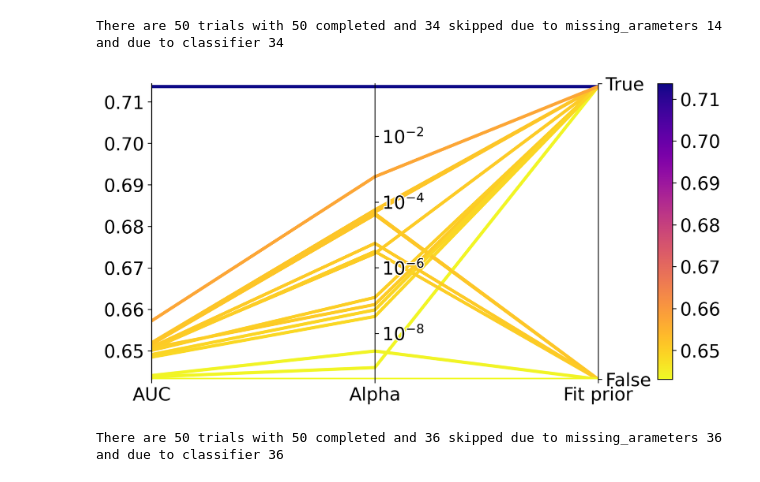
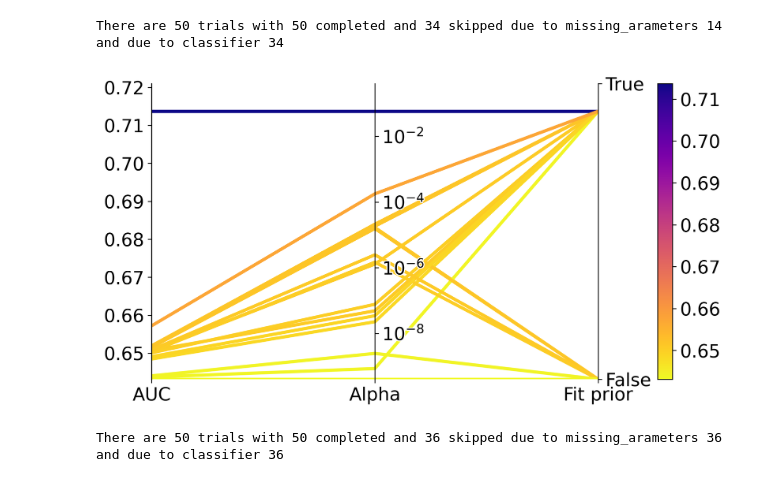
Before and after one commit to AndressaStefany/severityPrediction, a Jupyter notebook: src/baseline/visualize_baseline_results.ipynb, the cells around one changed output. Cells and saved outputs as stored; diff of their text form; code cells hidden in the pictures.

Commit message:
feature: adding custom min and max ofrr objective

```diff
--- a/src/baseline/visualize_baseline_results.ipynb
+++ b/src/baseline/visualize_baseline_results.ipynb
@@ -86,7 +86,7 @@ def _get_parallel_coordinate_info(
     params: Optional[list[str]] = None,
     target: Optional[Callable[[Any], float]] = None,
     target_name: str = "Objective Value",
-    filter_classifier_name: str = ""
+    filter_classifier_name: str = "",
 ) -> _ParallelCoordinateInfo:
 
     reverse_scale = False
@@ -253,10 +253,12 @@ def plot_parallel_coordinate(
     filter_classifier_name: str = "",
     fontsize: int = 12,
     rotation: bool = False,
+    custom_obj_min: Optional[float] = None,
+    custom_obj_max: Optional[float] = None,
 ):
     plt.rcParams.update({'font.size': fontsize})
     info = _get_parallel_coordinate_info(study, params, target=target, target_name=target_name, filter_classifier_name=filter_classifier_name)
-    return _get_parallel_coordinate_plot(info, cmap=cmap, linewidths=linewidths, mapping=mapping, figsize=figsize, dpi=dpi, rotation=rotation)
+    return _get_parallel_coordinate_plot(info, cmap=cmap, linewidths=linewidths, mapping=mapping, figsize=figsize, dpi=dpi, rotation=rotation, custom_obj_min=custom_obj_min, custom_obj_max=custom_obj_max)
 
 def _get_parallel_coordinate_plot(
     info,
@@ -267,6 +269,8 @@ def _get_parallel_coordinate_plot(
     figsize: Optional[Tuple[int,int]] = None,
     dpi: int = 300,
     rotation: bool = False,
+    custom_obj_min: Optional[float] = None,
+    custom_obj_max: Optional[float] = None,
 ):
     target_name = info.target_name
     use_objective = mapping is None or (mapping is not None and "Objective Value" in mapping)
@@ -307,14 +311,16 @@ def _get_parallel_coordinate_plot(
     if mapping is not None:
         var_names = [mapping[v] for v in var_names]
     ax.set_xlim(0, len(info.dims_params))
-    ax.set_ylim(obj_min, obj_max+(obj_max-obj_min)*0.01)
+    ylimMin = obj_min if custom_obj_min is None else custom_obj_min
+    ylimMax = obj_max if custom_obj_max is None else custom_obj_max
+    ax.set_ylim(ylimMin, ylimMax)
     xs = [range(len(var_names)) for _ in range(len(dims_obj_base))]
     segments = [np.column_stack([x, y]) for x, y in zip(xs, dims_obj_base)]
     lc = LineCollection(segments, cmap=cmap, linewidths=linewidths)
     lc.set_array(np.asarray(info.dim_objective.values)) # for the colors depending of the objective
     # if colorbar:
     axcb = fig.colorbar(lc, pad=0.1, ax=ax)
-        # axcb.set_label(target_name)
+    # axcb.set_label(target_name)
     if rotation:
         plt.xticks(range(len(var_names)), var_names, rotation=330, ha='left')
     else:
@@ -369,18 +375,20 @@ study_nb_moz = optuna.load_study(study_name=study_name_nb_moz,storage=f"sqlite:/
 # %%
 mapping_multiNB = {'alpha': 'Alpha', 'fit_prior': 'Fit prior','Objective Value': 'AUC'}
 params = [k for k in mapping_multiNB if k != "Objective Value"]
 fig_nb = plot_parallel_coordinate(study_nb_moz,
                                   params,
                                   mapping=mapping_multiNB,
                                   cmap="plasma_r",
                                   linewidths=3,
                                   figsize=(10,5),
                                   dpi=300,
                                   filter_classifier_name="MultinomialNB",
-                                  fontsize=17)
+                                  fontsize=17,
+                                  custom_obj_max=0.721
+                                  )
 # %% [output]
 There are 50 trials with 50 completed and 34 skipped due to missing_arameters 14 and due to classifier 34
-[figure, old version]
+[figure, new version]
 # %%
 mapping_GaussianNB = {'var_smoothing':'Variable smoothing','Objective Value': 'AUC'}
 params = [k for k in mapping_GaussianNB if k != "Objective Value"]
```
Also changed, not shown: parts of 3 cells of this notebook.
